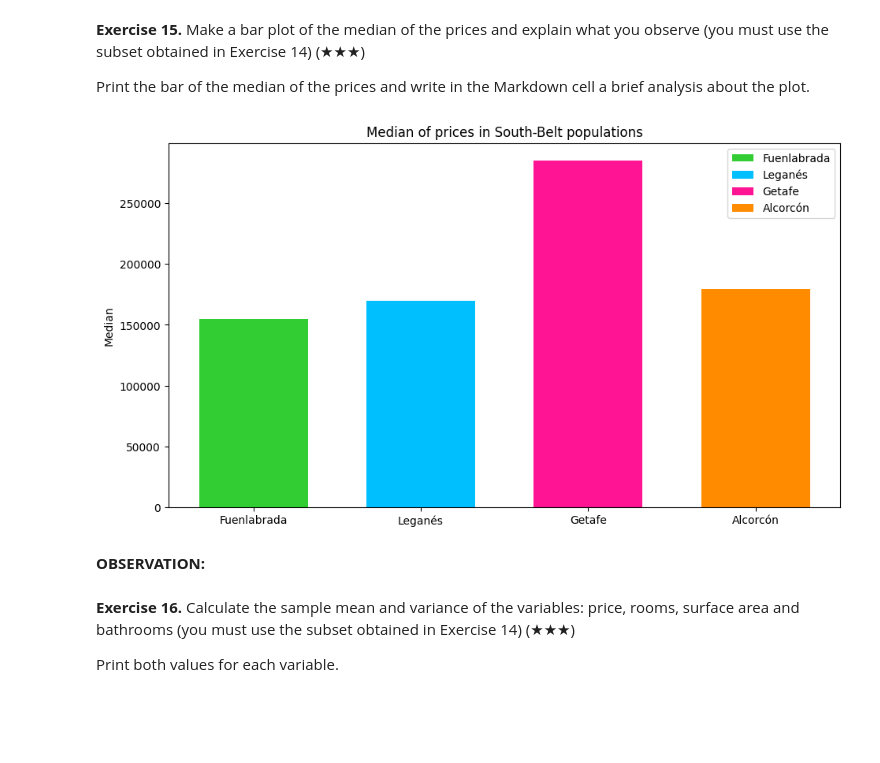
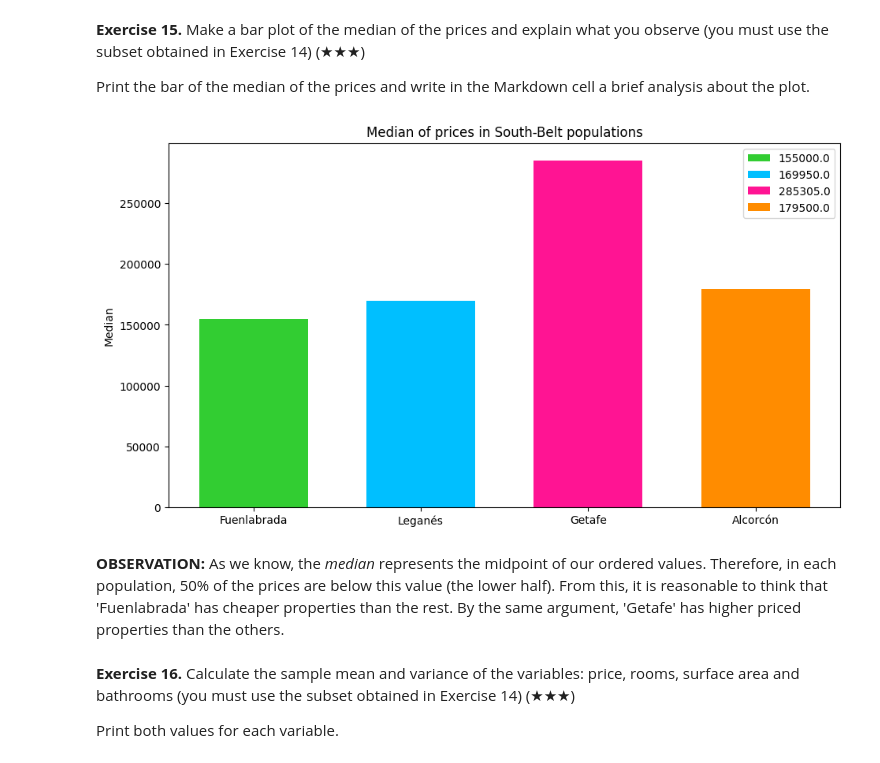
Before and after one commit to Caavlier/Proyect-RealState, a Jupyter notebook: Real_Estate_Clean_Up_Project_0.ipynb, the cells around one changed output. Drawn from its saved outputs; the diff is of its cells as text; code cells hidden in the pictures; blank space fills up the shorter version.

```diff
--- a/Real_Estate_Clean_Up_Project_0.ipynb
+++ b/Real_Estate_Clean_Up_Project_0.ipynb
@@ -564,31 +565,31 @@ Print the bar of the median of the prices and write in the Markdown cell a brief
 # %%
 # DataFrame for each population in south-belt
 Fue = south_belt[south_belt['level5'] == 'Fuenlabrada']
 Leg = south_belt[south_belt['level5'] == 'Leganés']
 Get = south_belt[south_belt['level5'] == 'Getafe']
 Alc = south_belt[south_belt['level5'] == 'Alcorcón']
 
 # Median of price: value separating the higher half from the lower half
 Fue_median = Fue['price'].median()
 Leg_median = Leg['price'].median()
 Get_median = Get['price'].median()
 Alc_median = Alc['price'].median()
 
 # Bar plot
 populations = ['Fuenlabrada', 'Leganés', 'Getafe', 'Alcorcón']
 medians = [Fue_median, Leg_median, Get_median, Alc_median]
 bar_colors = ['limegreen', 'deepskyblue', 'deeppink', 'darkorange']
 
 plt.figure(figsize=(11,6))
-plt.bar(populations, medians, width=0.65, label=populations, color=bar_colors)
+plt.bar(populations, medians, width=0.65, label=medians, color=bar_colors)
 plt.legend()
 plt.ylabel("Median")
 plt.title("Median of prices in South-Belt populations")
 plt.show()
 # %% [output]
-[figure, old version]
+[figure, new version]
-# %% [markdown]
-**OBSERVATION:**
+# %% [markdown]
+**OBSERVATION:** As we know, the *median* represents the midpoint of our ordered values. Therefore, in each population, 50% of the prices are below this value (the lower half). From this, it is reasonable to think that 'Fuenlabrada' has cheaper properties than the rest. By the same argument, 'Getafe' has higher priced properties than the others.
 # %% [markdown]
 **Exercise 16.** Calculate the sample mean and variance of the variables: price, rooms, surface area and bathrooms (you must use the subset obtained in Exercise 14) (★★★)
 
```
Also changed, not shown: parts of 2 cells of this notebook.
